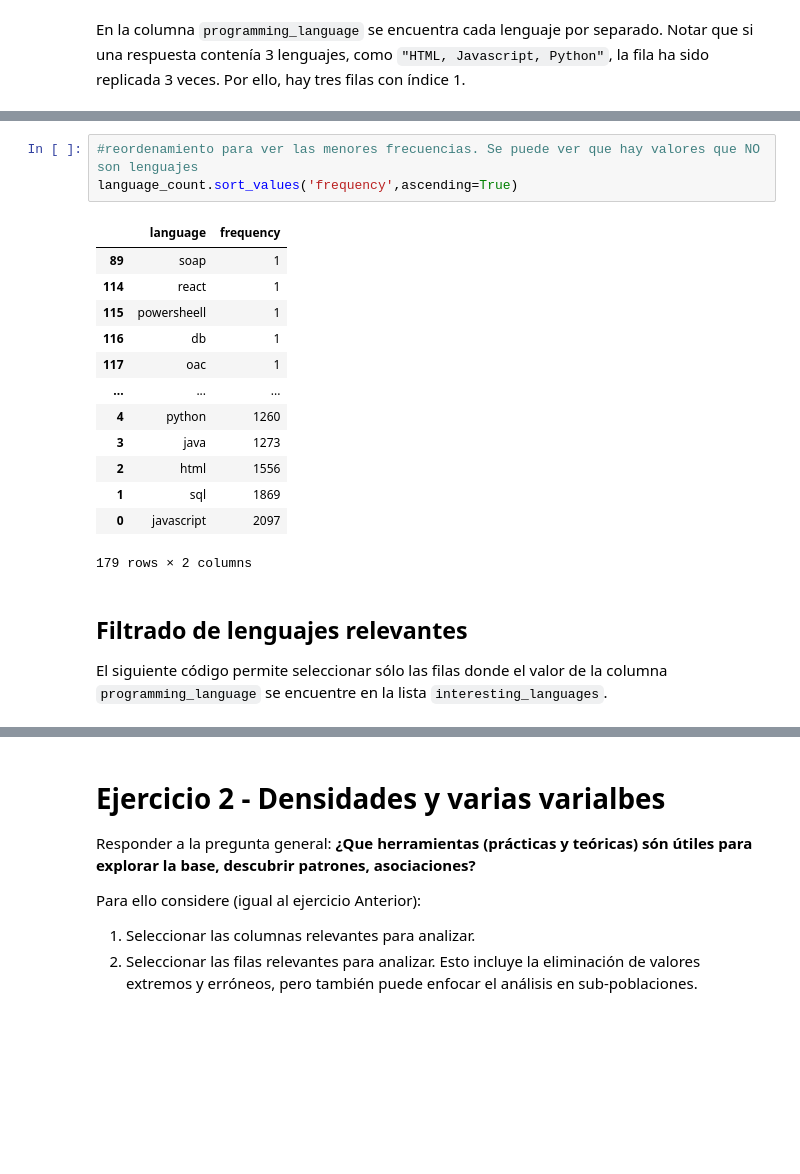
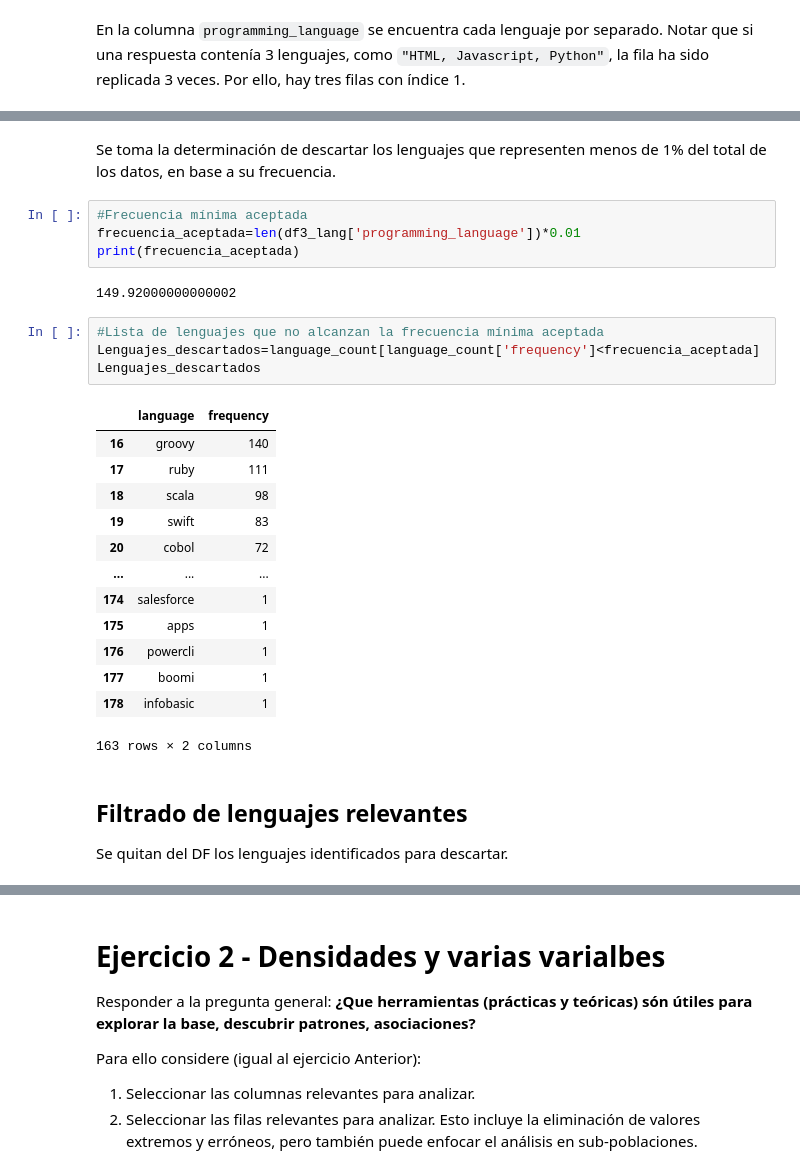
Before and after one commit to ferborghello/Diplo2022_Grupo16, a Jupyter notebook: Entregable_Parte_1_Intento_RR.ipynb, the cells around one changed output, grey strips where cells are left out. Cells and saved outputs as stored; diff of their text form; blank space fills up the shorter version.

```diff
--- a/Entregable_Parte_1_Intento_RR.ipynb
+++ b/Entregable_Parte_1_Intento_RR.ipynb
@@ -205,27 +219,35 @@ language_count[:10]
 | 7 | php | 736 |
 | 8 | net | 709 |
 | 9 | typescript | 644 |
-# %%
-#reordenamiento para ver las menores frecuencias. Se puede ver que hay valores que NO son lenguajes
-language_count.sort_values('frequency',ascending=True)
-# %% [output]
-|  | language | frequency |
-| 89 | soap | 1 |
-| 114 | react | 1 |
-| 115 | powersheell | 1 |
-| 116 | db | 1 |
-| 117 | oac | 1 |
-| ... | ... | ... |
-| 4 | python | 1260 |
-| 3 | java | 1273 |
-| 2 | html | 1556 |
-| 1 | sql | 1869 |
-| 0 | javascript | 2097 |
-179 rows × 2 columns
-# %% [markdown]
-## Filtrado de lenguajes relevantes
-
-El siguiente código permite seleccionar sólo las filas donde el valor de la columna `programming_language` se encuentre en la lista `interesting_languages`.
+# %% [markdown]
+Se toma la determinación de descartar los lenguajes que representen menos de 1% del total de los datos, en base a su frecuencia.
+# %%
+#Frecuencia mínima aceptada
+frecuencia_aceptada=len(df3_lang['programming_language'])*0.01
+print(frecuencia_aceptada)
+# %% [output]
+149.92000000000002
+# %%
+#Lista de lenguajes que no alcanzan la frecuencia mínima aceptada
+Lenguajes_descartados=language_count[language_count['frequency']<frecuencia_aceptada]
+Lenguajes_descartados
+# %% [output]
+|  | language | frequency |
+| 16 | groovy | 140 |
+| 17 | ruby | 111 |
+| 18 | scala | 98 |
+| 19 | swift | 83 |
+| 20 | cobol | 72 |
+| ... | ... | ... |
+| 174 | salesforce | 1 |
+| 175 | apps | 1 |
+| 176 | powercli | 1 |
+| 177 | boomi | 1 |
+| 178 | infobasic | 1 |
+163 rows × 2 columns
+# %% [markdown]
+## Filtrado de lenguajes relevantes
+Se quitan del DF los lenguajes identificados para descartar.
 # %%
 # Filter out languages that we want to exclude
 # Complete here with your selected list.
```
Also changed, not shown: parts of 16 cells of this notebook.
